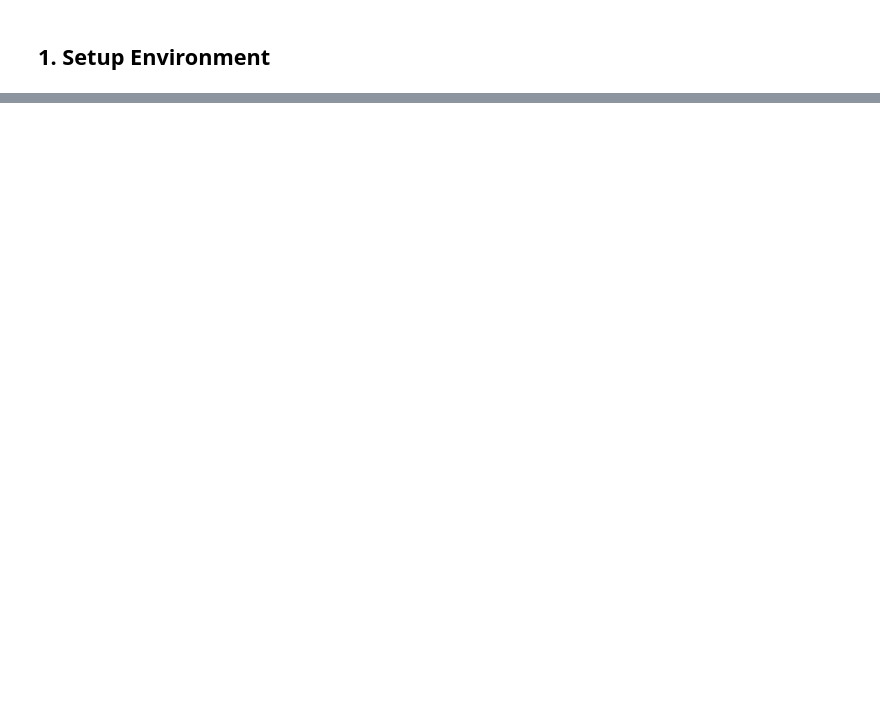
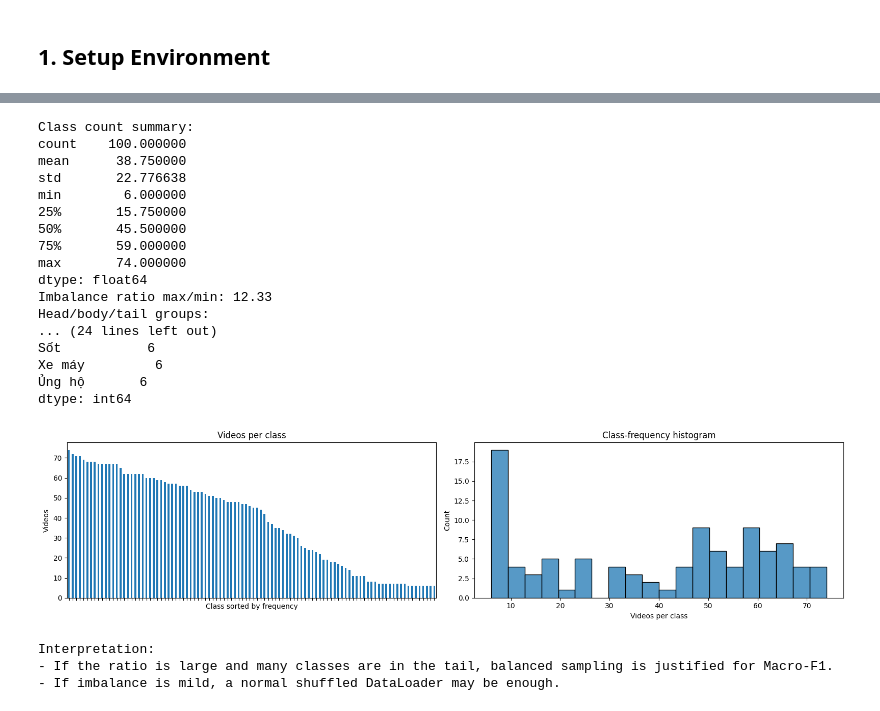
Before and after one commit to khanghoang123/vsl-recognition, a Jupyter notebook: notebooks/01_download_and_explore.ipynb, the cells around one changed output, grey strips where cells are left out. Drawn from its saved outputs; the diff is of its cells as text; code cells hidden in the pictures; blank space fills up the shorter version.

```diff
--- a/notebooks/01_download_and_explore.ipynb
+++ b/notebooks/01_download_and_explore.ipynb
@@ -634,0 +217,61 @@ test_video_loading(DATA_DIR, NUM_FRAMES)
+# %%
+counts = pd.Series(class_counts).sort_values(ascending=False)
+imbalance_ratio = float(counts.max() / max(1, counts.min()))
+
+q75 = counts.quantile(0.75)
+q25 = counts.quantile(0.25)
+def class_group(n):
+    if n >= q75:
+        return "head"
+    if n <= q25:
+        return "tail"
+    return "body"
+group_counts = counts.apply(class_group).value_counts()
+
+print("Class count summary:")
+print(counts.describe())
+print("Imbalance ratio max/min:", round(imbalance_ratio, 2))
+print("Head/body/tail groups:")
+print(group_counts)
+print("Top 10 classes:")
+print(counts.head(10))
+print("Bottom 10 classes:")
+print(counts.tail(10))
+
+fig, axes = plt.subplots(1, 2, figsize=(16, 4))
+counts.plot(kind="bar", ax=axes[0])
+axes[0].set_title("Videos per class")
+axes[0].set_xlabel("Class sorted by frequency")
+axes[0].set_ylabel("Videos")
+axes[0].tick_params(axis="x", labelbottom=False)
+sns.histplot(counts.values, bins=20, ax=axes[1])
+axes[1].set_title("Class-frequency histogram")
+axes[1].set_xlabel("Videos per class")
+plt.tight_layout()
+plt.show()
+
+print("Interpretation:")
+print("- If the ratio is large and many classes are in the tail, balanced sampling is justified for Macro-F1.")
+print("- If imbalance is mild, a normal shuffled DataLoader may be enough.")
+# %% [output]
+Class count summary:
+count    100.000000
+mean      38.750000
+std       22.776638
+min        6.000000
+25%       15.750000
+50%       45.500000
+75%       59.000000
+max       74.000000
+dtype: float64
+Imbalance ratio max/min: 12.33
+Head/body/tail groups:
+... (24 lines left out)
+Sốt           6
+Xe máy         6
+Ủng hộ       6
+dtype: int64
+[figure, added]
+Interpretation:
+- If the ratio is large and many classes are in the tail, balanced sampling is justified for Macro-F1.
+- If imbalance is mild, a normal shuffled DataLoader may be enough.
```
Also changed, not shown: parts of 40 cells of this notebook, 20 other files.
